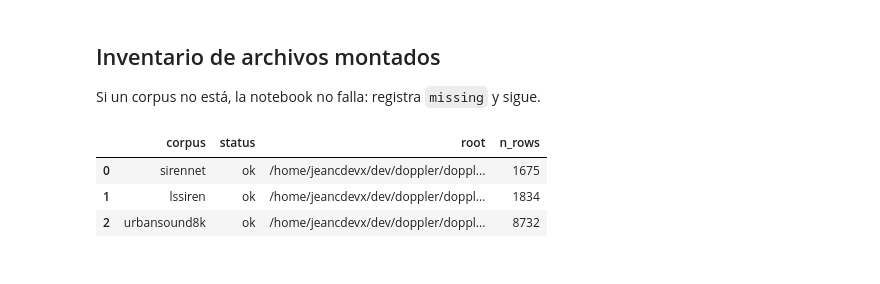
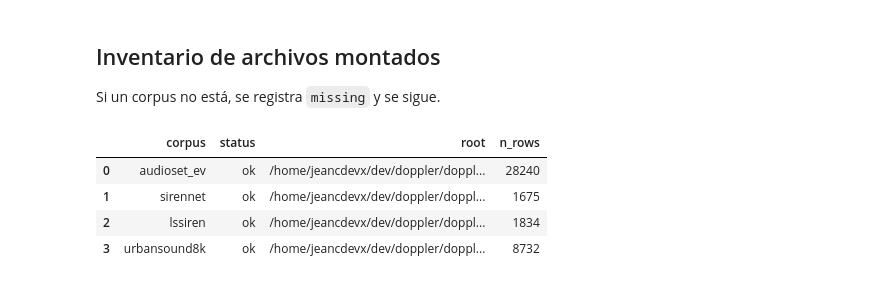
Before and after one commit to jeancdevx/doppler-ml, a Jupyter notebook: notebooks/01_origen_y_adquisicion.ipynb, the cells around one changed output. Drawn from its saved outputs; the diff is of its cells as text; code cells hidden in the pictures.

```diff
--- a/notebooks/01_origen_y_adquisicion.ipynb
+++ b/notebooks/01_origen_y_adquisicion.ipynb
@@ -35,6 +35,7 @@ CORPUS_SLUGS = {
     "sirennet": ("sirennet",),
     "lssiren": ("lssiren",),
     "urbansound8k": ("urbansound8k",),
+    "audioset_ev": ("audioset_ev", "audioset-ev"),
 }
 
 
@@ -72,12 +73,14 @@ class CorpusPaths:
     sirennet: Path | None
     lssiren: Path | None
     urbansound8k: Path | None
+    audioset_ev: Path | None
 
     def available(self) -> dict[str, Path]:
         found = {
             "sirennet": self.sirennet,
             "lssiren": self.lssiren,
             "urbansound8k": self.urbansound8k,
+            "audioset_ev": self.audioset_ev,
         }
         return {key: path for key, path in found.items() if path is not None}
 
@@ -87,6 +90,7 @@ def corpus_paths() -> CorpusPaths:
         sirennet=resolve_corpus("sirennet"),
         lssiren=resolve_corpus("lssiren"),
         urbansound8k=resolve_corpus("urbansound8k"),
+        audioset_ev=resolve_corpus("audioset_ev"),
     )
 
 
@@ -348,38 +608,39 @@ alignment
 # %% [markdown]
 ## Inventario de archivos montados
 
-Si un corpus no está, la notebook no falla: registra `missing` y sigue.
+Si un corpus no está, se registra `missing` y se sigue.
 # %%
-
 paths = corpus_paths()
 frames = []
 status_rows = []
 
 scanners = {
+    "audioset_ev": (paths.audioset_ev, scan_audioset_ev),
     "sirennet": (paths.sirennet, scan_sirennet),
     "lssiren": (paths.lssiren, scan_lssiren),
     "urbansound8k": (paths.urbansound8k, scan_urbansound8k),
 }
 
 for name, (root, scanner) in scanners.items():
     if root is None:
         status_rows.append({"corpus": name, "status": "missing", "root": None, "n_rows": 0})
         continue
     df = scanner(root)
     frames.append(df)
     status_rows.append({"corpus": name, "status": "ok", "root": str(root), "n_rows": int(len(df))})
 
 status = pd.DataFrame(status_rows)
 status.to_csv(TAB / "mount_status.csv", index=False)
 inventory = pd.concat(frames, ignore_index=True) if frames else pd.DataFrame(columns=["corpus", "path", "relpath", "label", "task"])
 if not inventory.empty:
     inventory.to_csv(TAB / "file_inventory.csv", index=False)
 status
 # %% [output]
 |  | corpus | status | root | n_rows |
-| 0 | sirennet | ok | /home/jeancdevx/dev/doppler/doppl... | 1675 |
-| 1 | lssiren | ok | /home/jeancdevx/dev/doppler/doppl... | 1834 |
-| 2 | urbansound8k | ok | /home/jeancdevx/dev/doppler/doppl... | 8732 |
+| 0 | audioset_ev | ok | /home/jeancdevx/dev/doppler/doppl... | 28240 |
+| 1 | sirennet | ok | /home/jeancdevx/dev/doppler/doppl... | 1675 |
+| 2 | lssiren | ok | /home/jeancdevx/dev/doppler/doppl... | 1834 |
+| 3 | urbansound8k | ok | /home/jeancdevx/dev/doppler/doppl... | 8732 |
 # %%
 if inventory.empty:
     counts = pd.DataFrame(columns=["corpus", "label", "n"])
```
Also changed, not shown: parts of 14 cells of this notebook, 3 other files.
